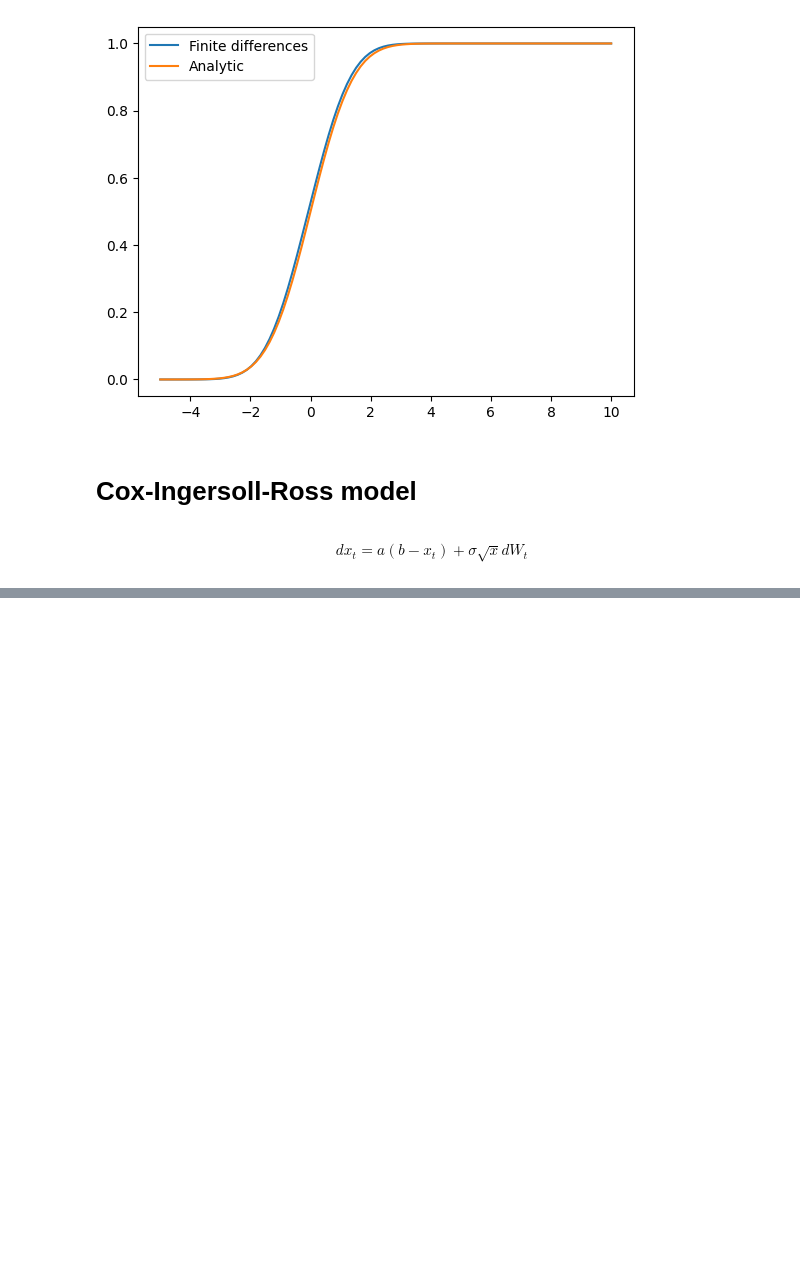
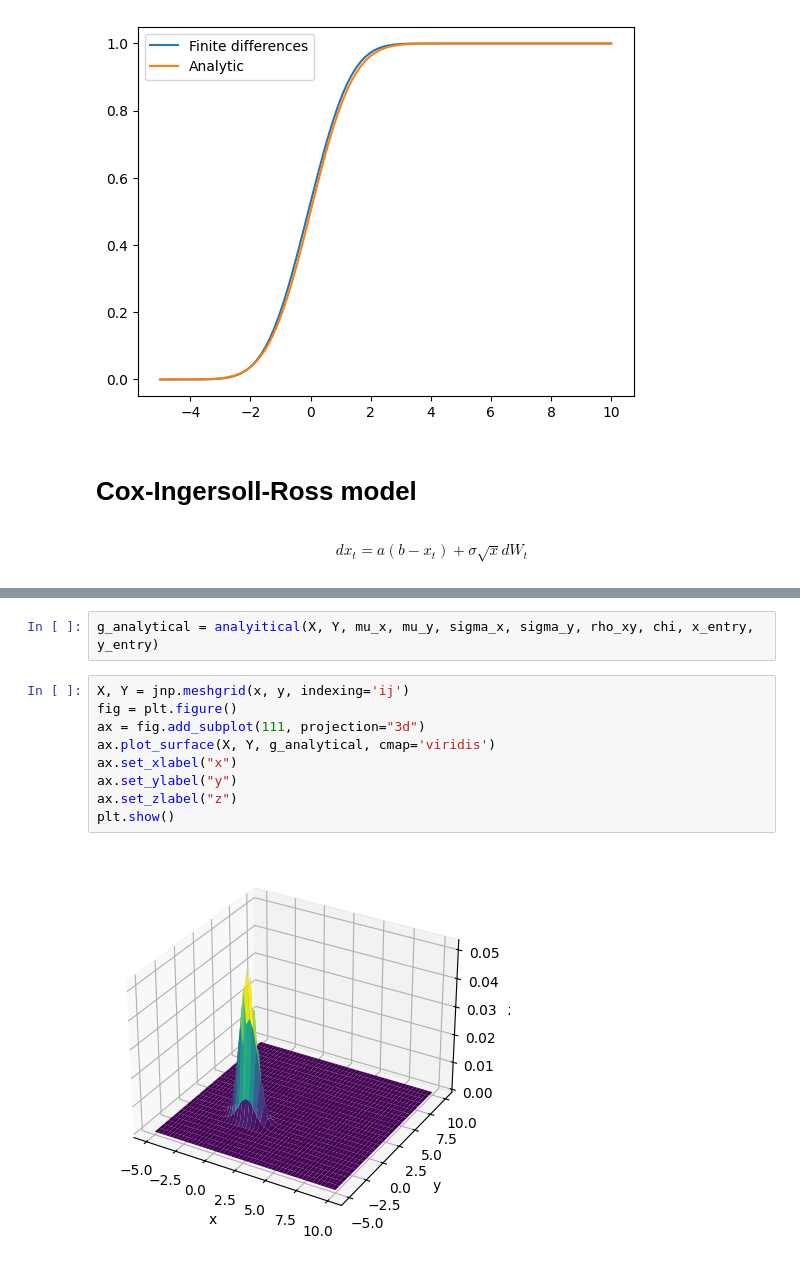
Before and after one commit to marcdelabarrera/pyutils, a Jupyter notebook: notebooks/kfe.ipynb, the cells around one changed output, grey strips where cells are left out. Drawn from its saved outputs; the diff is of its cells as text; blank space fills up the shorter version.

```diff
--- a/notebooks/kfe.ipynb
+++ b/notebooks/kfe.ipynb
@@ -132,0 +162,13 @@ plt.show()
+# %%
+g_analytical = analyitical(X, Y, mu_x, mu_y, sigma_x, sigma_y, rho_xy, chi, x_entry, y_entry)
+# %%
+X, Y = jnp.meshgrid(x, y, indexing='ij')
+fig = plt.figure()
+ax = fig.add_subplot(111, projection="3d")
+ax.plot_surface(X, Y, g_analytical, cmap='viridis')
+ax.set_xlabel("x")
+ax.set_ylabel("y")
+ax.set_zlabel("z")
+plt.show()
+# %% [output]
+[figure, added]
```
Also changed, not shown: parts of 16 cells of this notebook, 1 other file.
